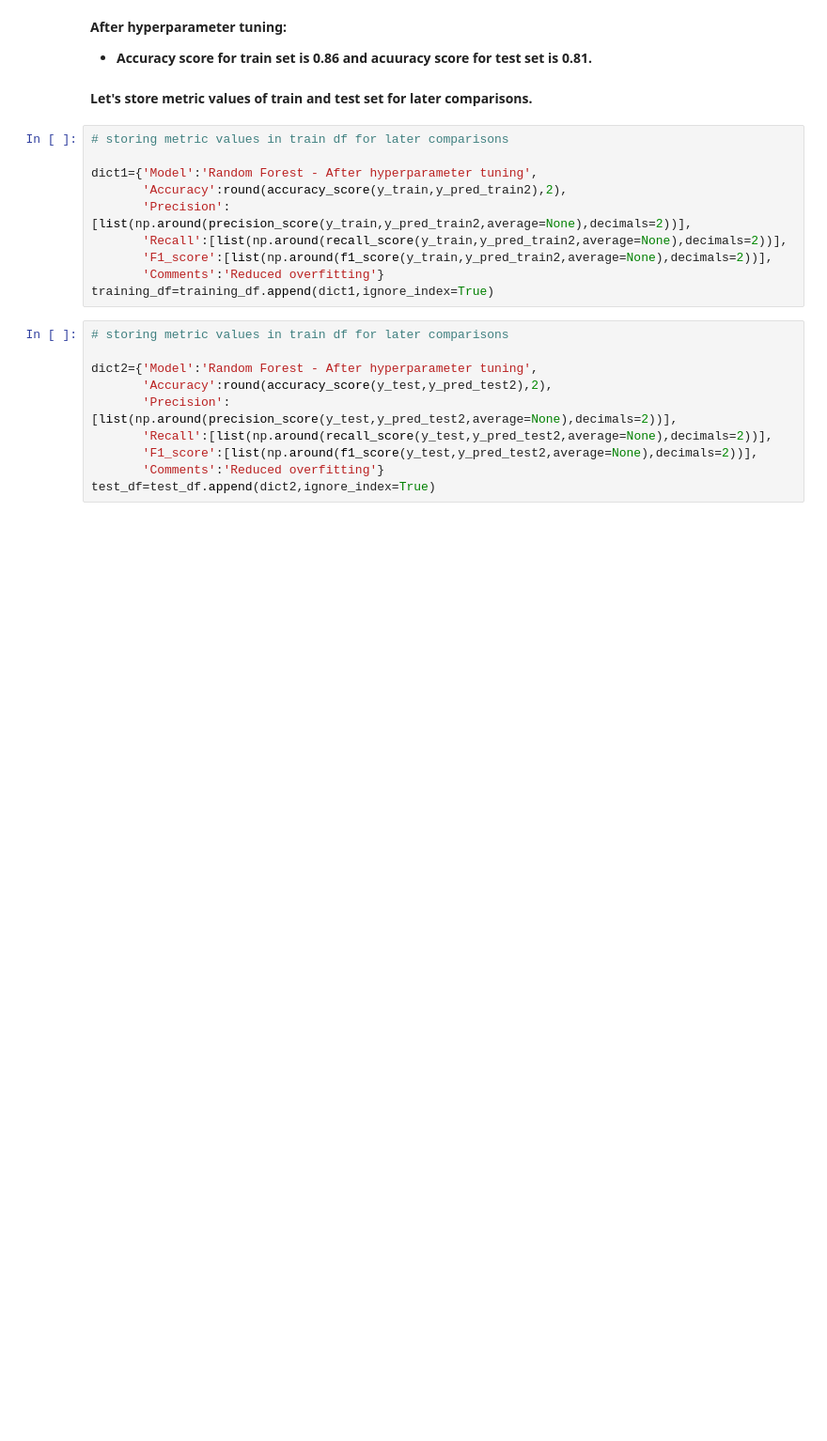
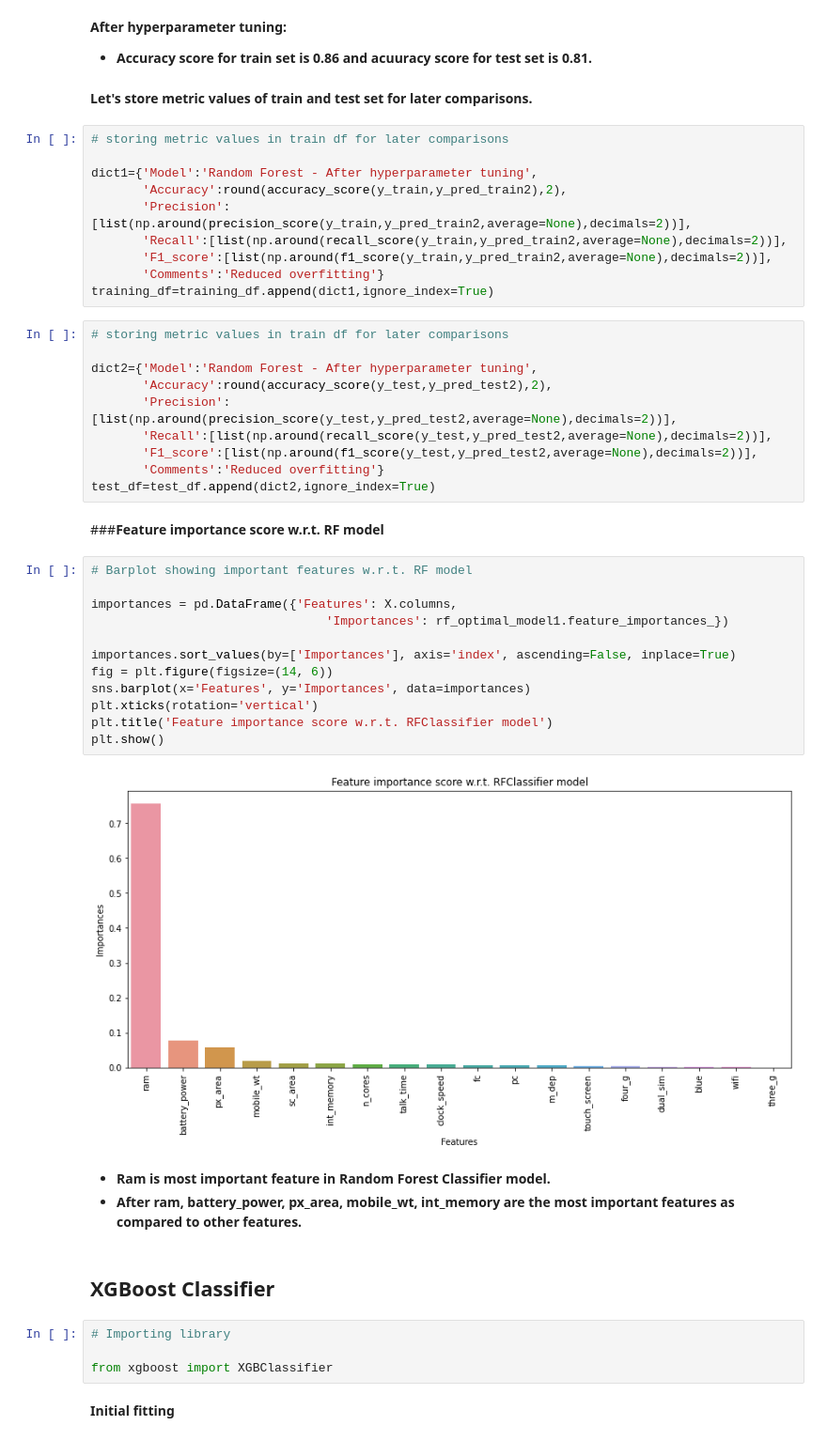
Before and after one commit to PuroshotamSingh/Mobile-Price-Range-Prediction, a Jupyter notebook: Mobile_Price_Range_Prediction_Puroshotam_Singh_Capstone_Project_3.ipynb, the cells around one changed output. Shown: that part at 94% size. Saved outputs shown, nothing was run; the diff lists cells and outputs as text; blank space fills up the shorter version.

```diff
--- a/Mobile_Price_Range_Prediction_Puroshotam_Singh_Capstone_Project_3.ipynb
+++ b/Mobile_Price_Range_Prediction_Puroshotam_Singh_Capstone_Project_3.ipynb
@@ -972,3 +972,30 @@ dict2={'Model':'Random Forest - After hyperparameter tuning',
        'F1_score':[list(np.around(f1_score(y_test,y_pred_test2,average=None),decimals=2))],
        'Comments':'Reduced overfitting'}
 test_df=test_df.append(dict2,ignore_index=True)
+# %% [markdown]
+###**Feature importance score w.r.t. RF model**
+# %%
+# Barplot showing important features w.r.t. RF model
+
+importances = pd.DataFrame({'Features': X.columns,
+                                'Importances': rf_optimal_model1.feature_importances_})
+
+importances.sort_values(by=['Importances'], axis='index', ascending=False, inplace=True)
+fig = plt.figure(figsize=(14, 6))
+sns.barplot(x='Features', y='Importances', data=importances)
+plt.xticks(rotation='vertical')
+plt.title('Feature importance score w.r.t. RFClassifier model')
+plt.show()
+# %% [output]
+[figure, added]
+# %% [markdown]
+* **Ram is most important feature in Random Forest Classifier model.**
+* **After ram, battery_power, px_area, mobile_wt, int_memory are the most important features as compared to other features.**
+# %% [markdown]
+## **XGBoost Classifier**
+# %%
+# Importing library
+
+from xgboost import XGBClassifier
+# %% [markdown]
+**Initial fitting**
```
Also changed, not shown: parts of 29 cells of this notebook.
